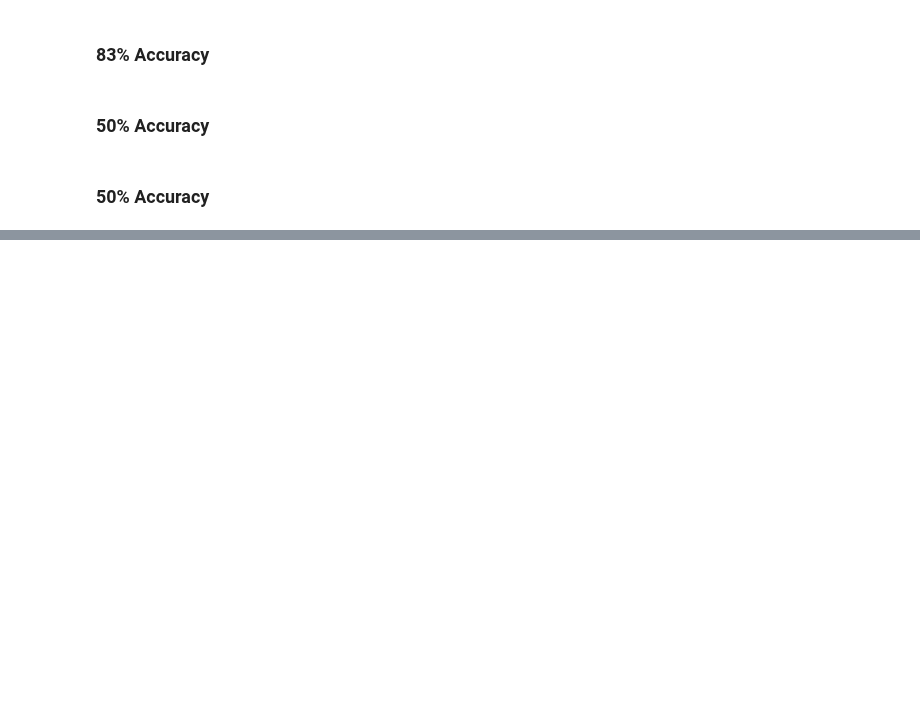
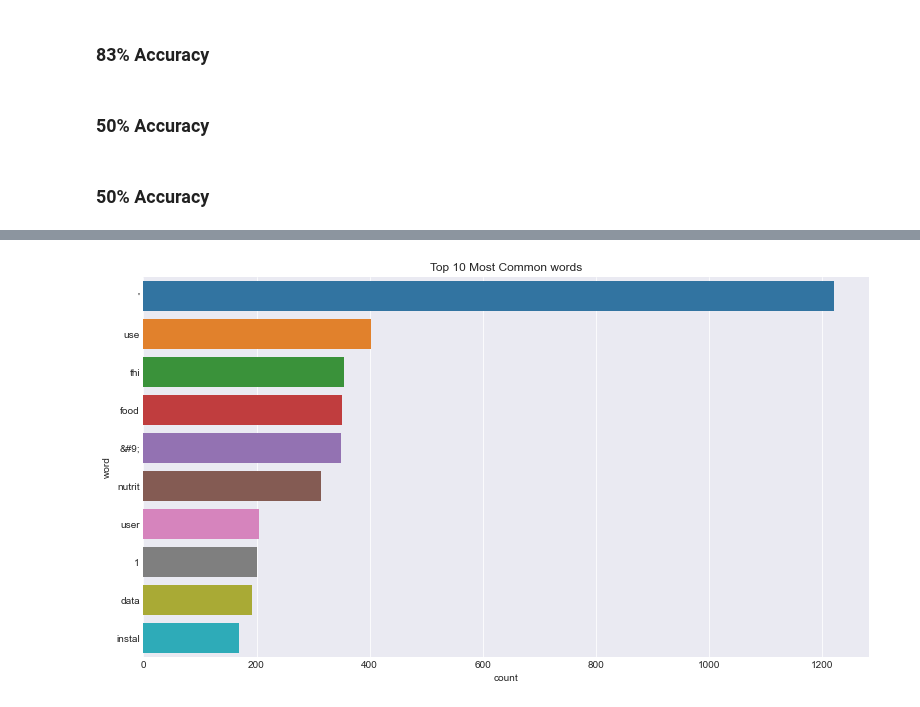
Before and after one commit to Christian-Kristine-Kan-Scott/nlp_project, a Jupyter notebook: kan_workbook.ipynb, the cells around one changed output, grey strips where cells are left out. Saved outputs shown, nothing was run; the diff lists cells and outputs as text; code cells hidden in the pictures; blank space fills up the shorter version.

```diff
--- a/kan_workbook.ipynb
+++ b/kan_workbook.ipynb
@@ -459,0 +289,23 @@ def lemm_wordcloud():
+# %%
+def stemm_top_ten_words(df):
+    '''
+    '''
+
+    # join rows of string together
+    stemm_words = ' '.join(df.clean_stemmed)
+
+    # split string by space to isolate words
+    stemm_words_list = stemm_words.split()
+
+    # create dataframe of word count
+    stemm_word_count = pd.Series(stemm_words_list).value_counts().reset_index()
+    stemm_word_count.columns=['word','count']
+
+    # drop non-words
+#     stemm_word_count = word_count.drop([0,2,5,12])
+
+    stemm_top_10_words = stemm_word_count.head(10)
+
+    return stemm_words, stemm_top_10_words
+# %%
+stemm_words, stemm_top_10_words = stemm_top_ten_words(df)
@@ -459,0 +337,12 @@ def lemm_wordcloud():
+# %%
+def stemm_top_ten(stemm_top_10_words):
+    '''
+    '''
+    # plot bar graph for top 10 words
+    sns.barplot(data=stemm_top_10_words, x='count', y='word')
+    plt.title('Top 10 Most Common words')
+    plt.show()
+# %%
+stemm_top_ten(stemm_top_10_words)
+# %% [output]
+[figure, added]
```
Also changed, not shown: parts of 43 cells of this notebook.
